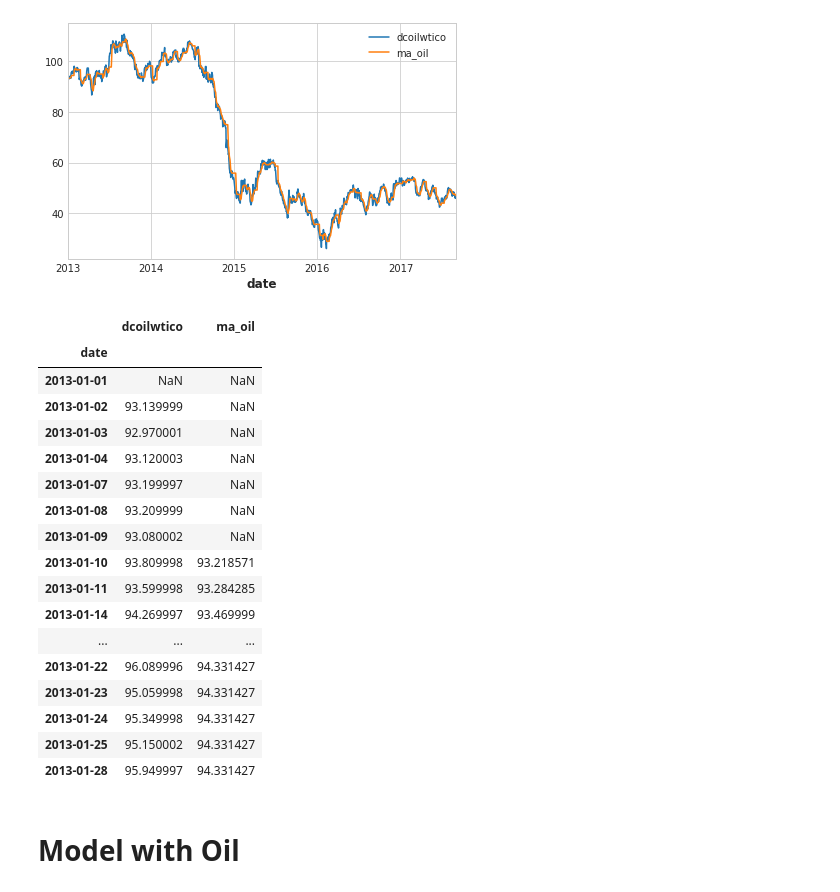
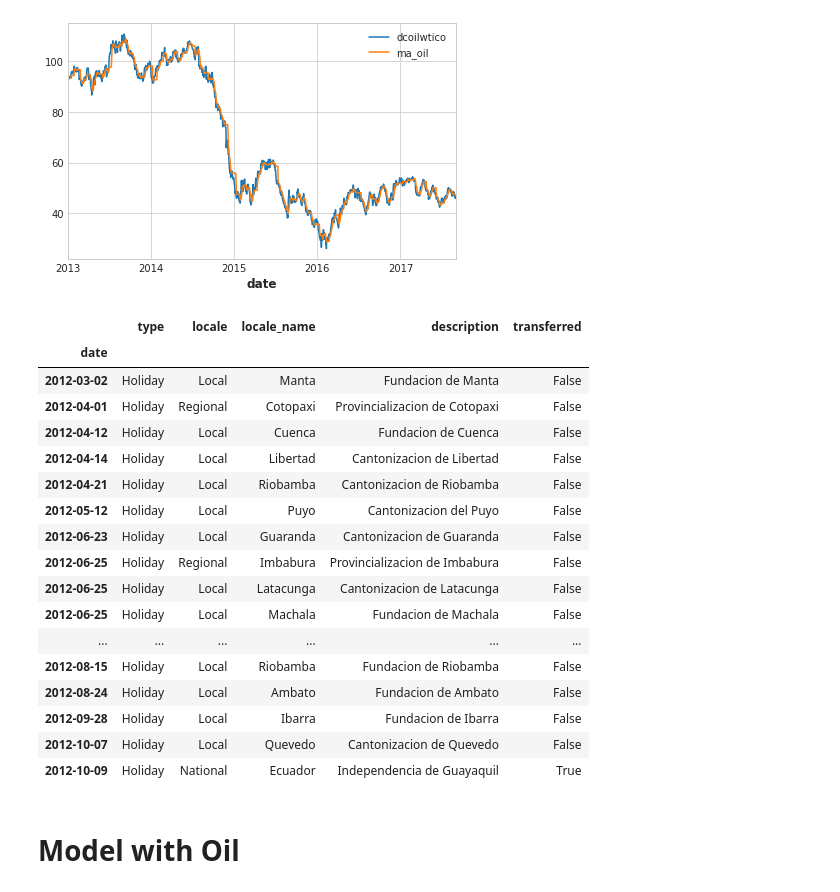
Before and after one commit to cristianBMJ/ClassificationStar, a Jupyter notebook: forecasting-store-sales.ipynb, the cells around one changed output. Saved outputs shown, nothing was run; the diff lists cells and outputs as text; code cells hidden in the pictures.

```diff
--- a/forecasting-store-sales.ipynb
+++ b/forecasting-store-sales.ipynb
@@ -331,26 +331,26 @@ memory usage: 56.1 KB
 <AxesSubplot:xlabel='date'>
 [figure]
 # %%
-dfOil.head(20)
+holidays_events.head(20)
 # %% [output]
-|  | dcoilwtico | ma_oil |
-| date |  |  |
-| 2013-01-01 | NaN | NaN |
-| 2013-01-02 | 93.139999 | NaN |
-| 2013-01-03 | 92.970001 | NaN |
-| 2013-01-04 | 93.120003 | NaN |
-| 2013-01-07 | 93.199997 | NaN |
-| 2013-01-08 | 93.209999 | NaN |
-| 2013-01-09 | 93.080002 | NaN |
-| 2013-01-10 | 93.809998 | 93.218571 |
-| 2013-01-11 | 93.599998 | 93.284285 |
-| 2013-01-14 | 94.269997 | 93.469999 |
-| ... | ... | ... |
-| 2013-01-22 | 96.089996 | 94.331427 |
-| 2013-01-23 | 95.059998 | 94.331427 |
-| 2013-01-24 | 95.349998 | 94.331427 |
-| 2013-01-25 | 95.150002 | 94.331427 |
-| 2013-01-28 | 95.949997 | 94.331427 |
+|  | type | locale | locale_name | description | transferred |
+| date |  |  |  |  |  |
+| 2012-03-02 | Holiday | Local | Manta | Fundacion de Manta | False |
+| 2012-04-01 | Holiday | Regional | Cotopaxi | Provincializacion de Cotopaxi | False |
+| 2012-04-12 | Holiday | Local | Cuenca | Fundacion de Cuenca | False |
+| 2012-04-14 | Holiday | Local | Libertad | Cantonizacion de Libertad | False |
+| 2012-04-21 | Holiday | Local | Riobamba | Cantonizacion de Riobamba | False |
+| 2012-05-12 | Holiday | Local | Puyo | Cantonizacion del Puyo | False |
+| 2012-06-23 | Holiday | Local | Guaranda | Cantonizacion de Guaranda | False |
+| 2012-06-25 | Holiday | Regional | Imbabura | Provincializacion de Imbabura | False |
+| 2012-06-25 | Holiday | Local | Latacunga | Cantonizacion de Latacunga | False |
+| 2012-06-25 | Holiday | Local | Machala | Fundacion de Machala | False |
+| ... | ... | ... | ... | ... | ... |
+| 2012-08-15 | Holiday | Local | Riobamba | Fundacion de Riobamba | False |
+| 2012-08-24 | Holiday | Local | Ambato | Fundacion de Ambato | False |
+| 2012-09-28 | Holiday | Local | Ibarra | Fundacion de Ibarra | False |
+| 2012-10-07 | Holiday | Local | Quevedo | Cantonizacion de Quevedo | False |
+| 2012-10-09 | Holiday | National | Ecuador | Independencia de Guayaquil | True |
 # %% [markdown]
 # **Model with Oil** #
 # %% [markdown]
```
Also changed, not shown: parts of 11 cells of this notebook.
